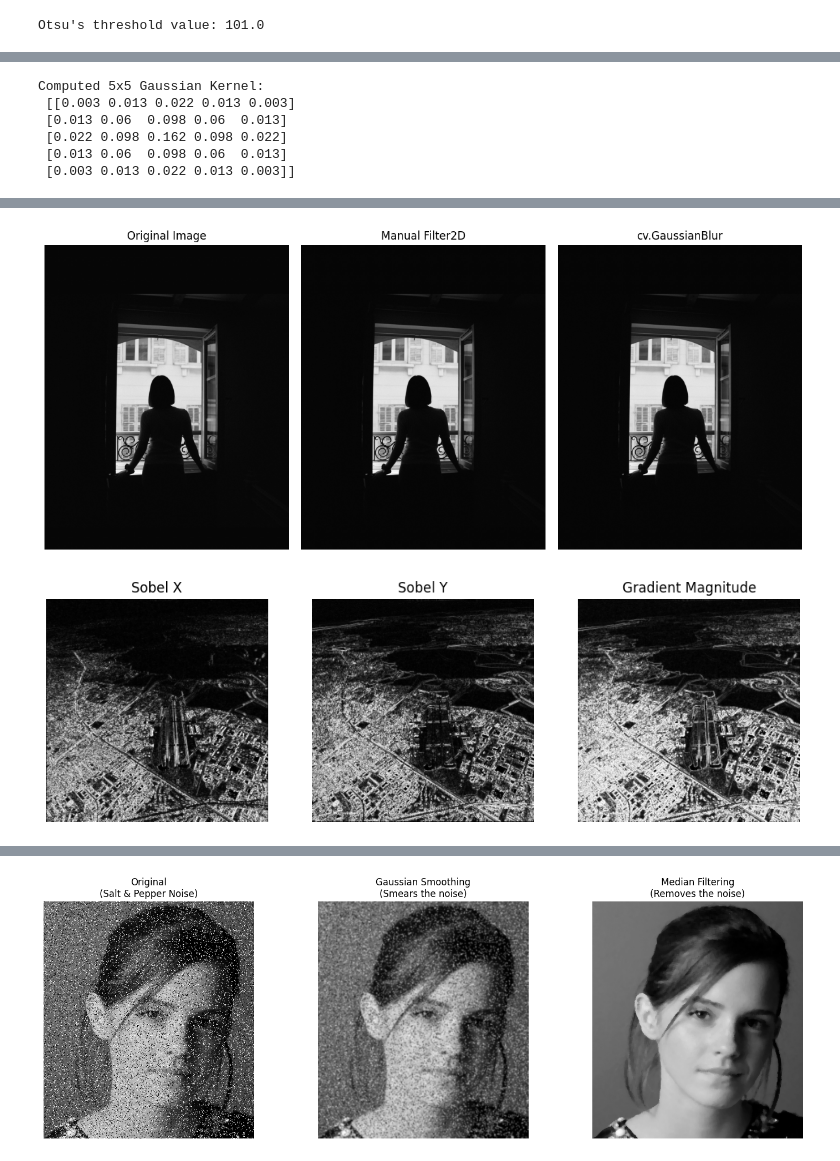
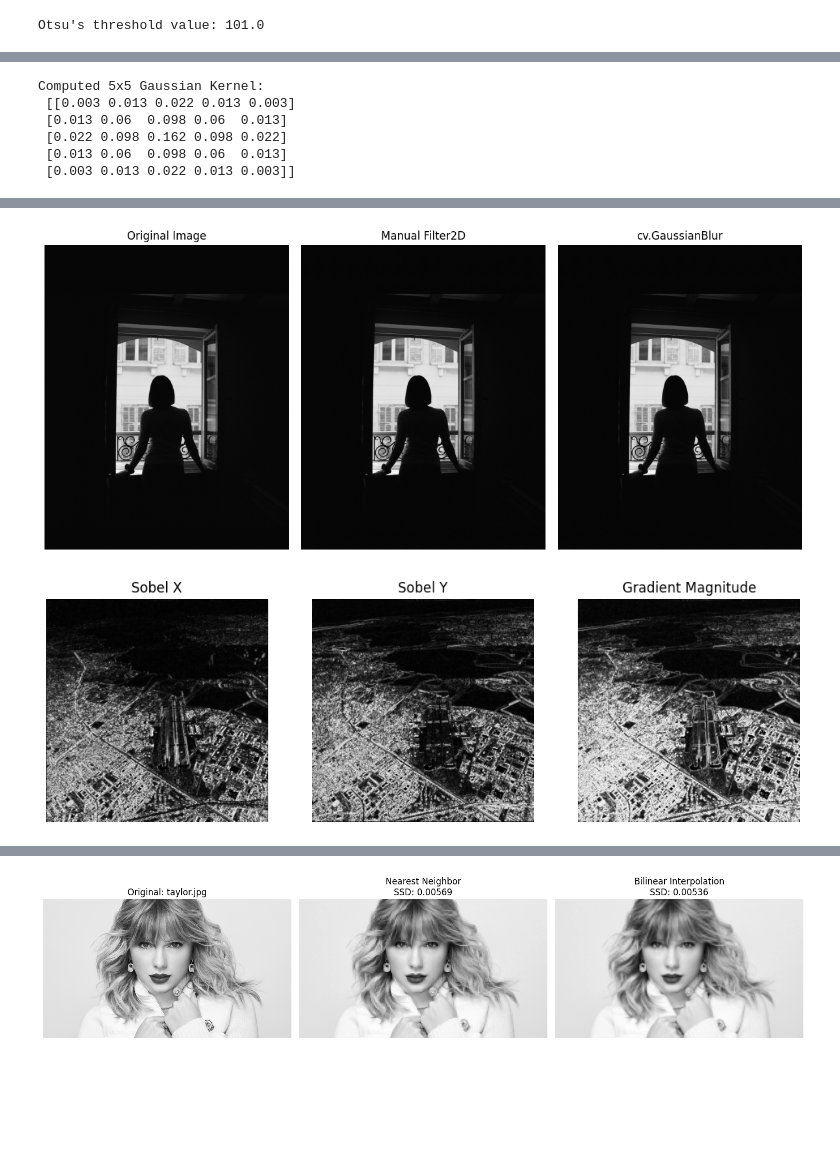
Before and after one commit to Genuuu/ET3112-Assignment-01, a Jupyter notebook: Assignment01/Assignment01.ipynb, the cells around one changed output, grey strips where cells are left out. Cells and saved outputs as stored; diff of their text form; code cells hidden in the pictures; blank space fills up the shorter version.

```diff
--- a/Assignment01/Assignment01.ipynb
+++ b/Assignment01/Assignment01.ipynb
@@ -228,7 +228,84 @@ plt.show()
 
 ### QUESTION 7 ###
 
-#Skipped for now
+def zoom_img(img, s, interpolation):
+    new_width = int(img.shape[1] * s)
+    new_height = int(img.shape[0] * s)
+    dim = (new_width, new_height)
+
+    if interpolation == 'nearest':
+        return cv.resize(img, dim, interpolation=cv.INTER_NEAREST)
+    elif interpolation == 'bilinear':
+        return cv.resize(img, dim, interpolation=cv.INTER_LINEAR)
+    else:
+        raise ValueError("Unsupported interpolation method.")
+
+def compute(original, upscaled):
+
+    if original.shape != upscaled.shape:
+        upscaled = cv.resize(upscaled, (original.shape[1], original.shape[0]))
+
+    orig_float = original.astype('float')
+    upscaled_float = upscaled.astype('float')
+
+    diff = orig_float - upscaled_float
+    ssd = np.sum(diff ** 2)
+
+    energy = np.sum(orig_float ** 2)
+
+    return ssd / energy
+
+image_pairs = [
+    ('im01small.png', 'im01.jpg'),
+    ('im02small.png', 'im02.jpg'),
+    ('im03small.jpg', 'im03.jpg'),
+    ('taylor_small.jpg', 'taylor.jpg')
+]
+
+plt.figure(figsize=(15, 12))
+
+for i, (small_name, large_name) in enumerate(image_pairs):
+    path_small = f'Images/a1q5images/{small_name}'
+    path_large = f'Images/a1q5images/{large_name}'
+
+    img_small = cv.imread(path_small, cv.IMREAD_GRAYSCALE)
+    img_large = cv.imread(path_large, cv.IMREAD_GRAYSCALE)
+
+    if img_small is None or img_large is None:
+        print(f"Skipping {small_name}: File not found.")
+        continue
+
+    s = img_large.shape[1] / img_small.shape[1]
+
+    zoom_nn = zoom_img(img_small, s, 'nearest')
+    zoom_bl = zoom_img(img_small, s, 'bilinear')
+
+    ssd_nn = compute(img_large, zoom_nn)
+    ssd_bl = compute(img_large, zoom_bl)
+
+    print(f"--- Comparison for {large_name} (Scale s={s:.2f}) ---")
+    print(f"Nearest Neighbor SSD: {ssd_nn:.6f}")
+    print(f"Bilinear SSD:         {ssd_bl:.6f}")
+    print(f"Winner: {'Bilinear' if ssd_bl < ssd_nn else 'Nearest Neighbor'}\n")
+
+    if i == 3:
+        plt.subplot(1, 3, 1)
+        plt.imshow(img_large, cmap='gray')
+        plt.title(f"Original: {large_name}")
+        plt.axis('off')
+
+        plt.subplot(1, 3, 2)
+        plt.imshow(zoom_nn, cmap='gray')
+        plt.title(f"Nearest Neighbor\nSSD: {ssd_nn:.5f}")
+        plt.axis('off')
+
+        plt.subplot(1, 3, 3)
+        plt.imshow(zoom_bl, cmap='gray')
+        plt.title(f"Bilinear Interpolation\nSSD: {ssd_bl:.5f}")
+        plt.axis('off')
+
+plt.tight_layout()
+plt.show()
 
 ### QUESTION 8 ###
 
@@ -313 +397 @@ Computed 5x5 Gaussian Kernel:
-[figure, old version]
+[figure, new version]
```
Also changed, not shown: parts of 1 cell of this notebook.
